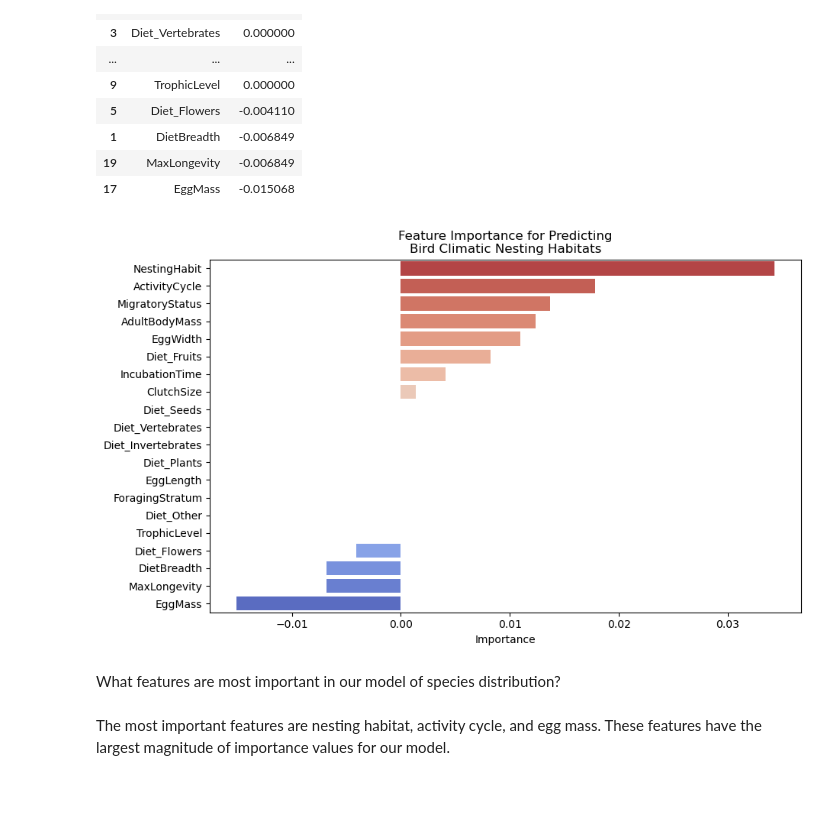
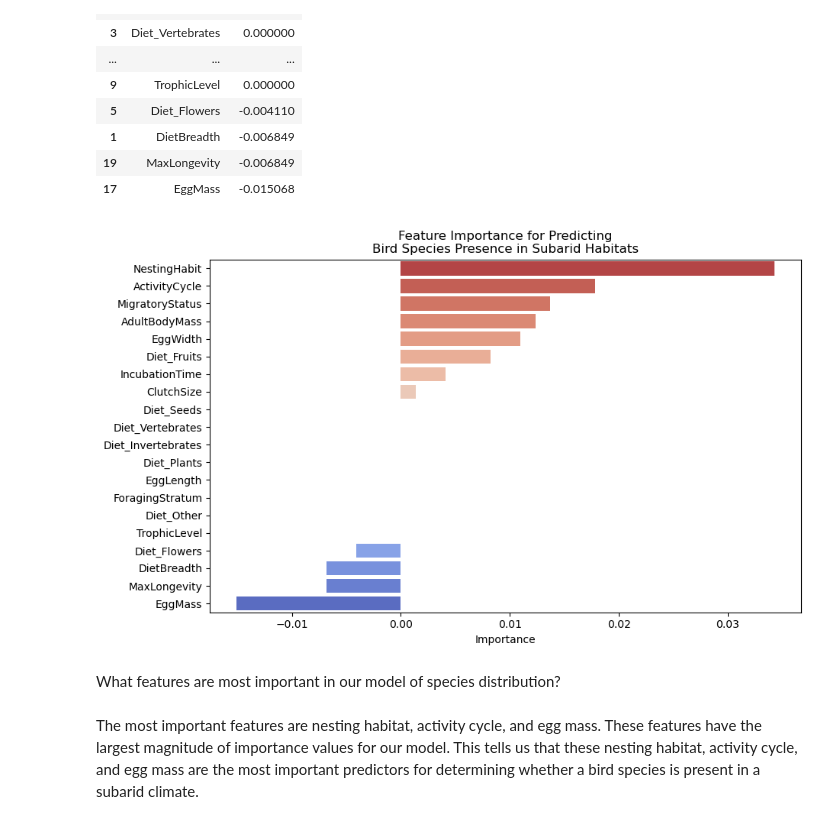
Before and after one commit to haylee360/EDS232-labs, a Jupyter notebook: Week5/lab5-birds.ipynb, the cells around one changed output. Cells and saved outputs as stored; diff of their text form; code cells hidden in the pictures; blank space fills up the shorter version.

```diff
--- a/Week5/lab5-birds.ipynb
+++ b/Week5/lab5-birds.ipynb
@@ -345,18 +338,18 @@ imp_df
 # %%
 # Create the bar plot
 plt.figure(figsize=(10, 6))
 sns.barplot(x='Importance', y='Feature', data=imp_df, palette='coolwarm_r', hue='Feature', legend=False)
 
 # Add labels and title
 plt.xlabel('Importance')
 plt.ylabel('')
-plt.title('Feature Importance for Predicting\nBird Climatic Nesting Habitats')
+plt.title('Feature Importance for Predicting\nBird Species Presence in Subarid Habitats')
 
 # Show the plot
 plt.show()
 # %% [output]
-[figure, old version]
+[figure, new version]
 # %% [markdown]
 What features are most important in our model of species distribution?
 # %% [markdown]
-The most important features are nesting habitat, activity cycle, and egg mass. These features have the largest magnitude of importance values for our model.
+The most important features are nesting habitat, activity cycle, and egg mass. These features have the largest magnitude of importance values for our model. This tells us that these nesting habitat, activity cycle, and egg mass are the most important predictors for determining whether a bird species is present in a subarid climate.
```
Also changed, not shown: parts of 6 cells of this notebook, 1 other file.
